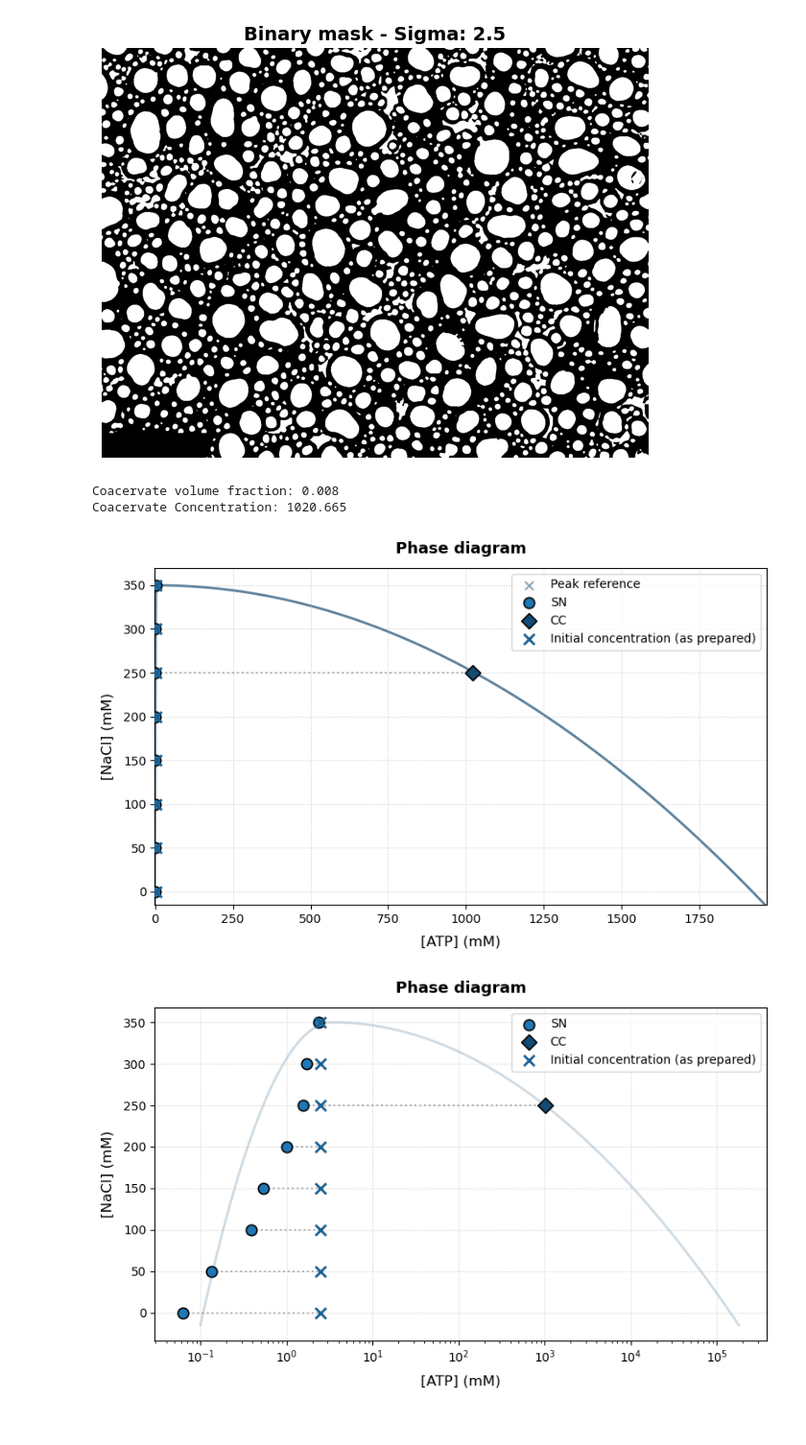
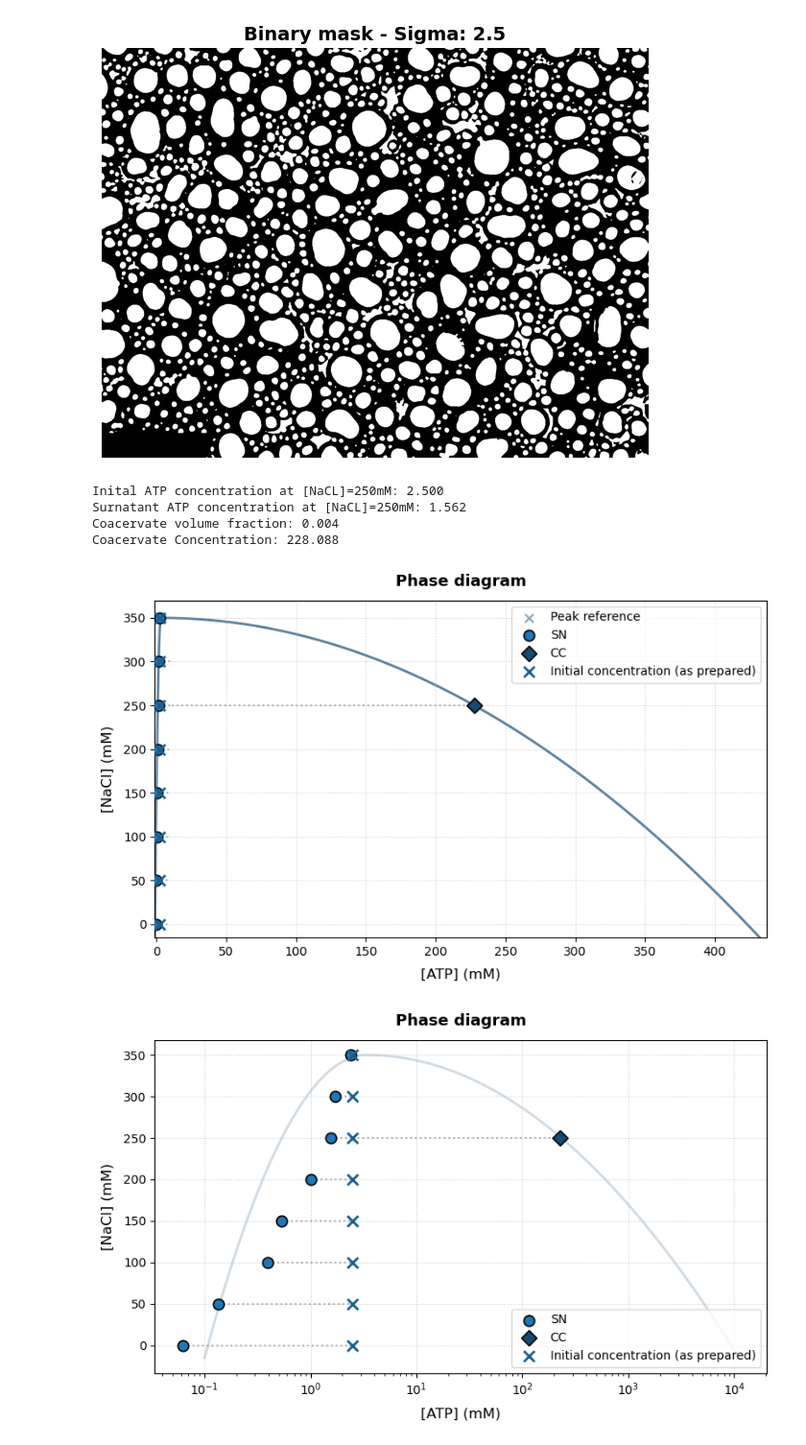
Before and after one commit to AsiLuca/Rheoflu_scripts, a Jupyter notebook: phase_diagram.ipynb, the cells around one changed output. Shown at 96% size. Saved outputs shown, nothing was run; the diff lists cells and outputs as text; code cells hidden in the pictures.

```diff
--- a/phase_diagram.ipynb
+++ b/phase_diagram.ipynb
@@ -112,21 +112,29 @@ df_valid[col_259] = pd.to_numeric(df_valid[col_259], errors="coerce")
 
 salt_list = []
 absorbance_list = []
-print(f"{'Molarità':<10} | {'Replicati grezzi':<35} | {'Outlier rimossi':<20} | {'Media finale':<12}")
-print("-" * 85)
+absorbance_sem_list = []
+print(f"{'Molarità':<10} | {'Replicati grezzi':<35} | {'Outlier rimossi':<20} | {'Media ± SEM':<18}")
+print("-" * 90)
 for molarity, group in df_valid.groupby("molarity", sort=True):
     raw_vals = group[col_259].dropna().tolist()
     kept_vals, excluded_vals = filter_outliers_robust(raw_vals, threshold=0.20)
     mean_val = np.mean(kept_vals)
+    n = len(kept_vals)
+    if n > 1:
+        sem_val = np.std(kept_vals, ddof=1) / np.sqrt(n) # Calcolo del SEM con ddof=1 (correzione per campioni piccoli)
+    else:
+        sem_val = 0.0
     salt_list.append(molarity)
     absorbance_list.append(mean_val)
+    absorbance_sem_list.append(sem_val)
     raw_str = str([round(x, 2) for x in raw_vals])
     excl_str = str([round(x, 2) for x in excluded_vals]) if excluded_vals else "Nessuno"
-    print(f"{molarity:<10} | {raw_str:<35} | {excl_str:<20} | {mean_val:<12.2f}")
+    print(f"{molarity:<10} | {raw_str:<35} | {excl_str:<20} | {mean_val:.2f} ± {sem_val:.2f}")
 
-# 3. Array NumPy finali
+#Array NumPy finali (ordinati)
 SALT = np.array(salt_list)
 ABSORBANCE = np.array(absorbance_list)
+ABSORBANCE_SEM = np.array(absorbance_sem_list)
 
 # -------------------------------------------------------------
 # 4. Calcolo media per campioni 'ATP 2.5mM'
@@ -143,5 +151,6 @@ print(f"ATP 2,5mM   | {str([round(x, 2) for x in raw_atp]):<35} | {str([round(x,
 print("\n--- RISULTATI ---")
 print("SALT:                ", SALT)
 print("ABSORBANCE:          ", np.round(ABSORBANCE, 2))
+print("ABSORBANCE_SEM: ", np.round(ABSORBANCE_SEM, 3))
 print("ATP 2,5mM ABSORBANCE: ", round(ATP_ABSORBANCE, 2) if not np.isnan(ATP_ABSORBANCE) else "N/A")
 # %% [output]
@@ -172,7 +178,7 @@ critical_point = 350
 # puoi impostarlo qui sotto. Di default usiamo direttamente i valori di ABSORBANCE (a 259 nm).
 extinction_factor = 15.4 #mM^{-1} cm^{-1} (epsilon * cammino_ottico=1)
 SN_concentration = np.array(ABSORBANCE) / extinction_factor
-SALT = np.array(SALT)
+SN_concentration_SEM = np.array(ABSORBANCE_SEM) / extinction_factor
 
 mask_sub = SALT <= critical_point
 mask_sup = SALT > critical_point
@@ -201,8 +207,14 @@ for c, s in zip(SN_concentration[mask_sub], SALT[mask_sub]):
 
 # Retta verticale soluzione di ATP 2.5mM misurato al nanodrop
 #if "ATP_ABSORBANCE" in globals() and not np.isnan(ATP_ABSORBANCE):
-#    atp_10mM_conc = ATP_ABSORBANCE / extinction_factor
-#    plt.axvline(x=atp_10mM_conc, color="#ff7f0e", linestyle="--", linewidth=1.5, alpha=0.8, zorder=2, label=f"ATP 2.5mM (as prepared)")
+atp_2_5mM_conc = ATP_ABSORBANCE / extinction_factor
+#plt.axvline(x=atp_10mM_conc, color="#ff7f0e", linestyle="--", linewidth=1.5, alpha=0.8, zorder=2, label=f"ATP 2.5mM (as prepared)")
+
+# 1. VALUTAZIONE ERRORE SISTEMATICO (PIPETTA).
+# Lo valuto usando le misurazioni di ATP a 2,5mM fatte con il Nanodrop e confrontandole con il val nominale.
+abs_sist_err=2.5-atp_2_5mM_conc
+rel_sist_err=abs_sist_err/2.5
+SALT_ERRORS=SALT*rel_sist_err-SALT
 
 # Dettagli del grafico
 plt.xlabel("[ATP] (mM)", fontsize=12, labelpad=8)
@@ -380,24 +533,30 @@ Totale coacervati rilevati: 1325
 [figure]
 [figure]
 # %%
+prep_atp_conc_250=2.5
+print(f"Inital ATP concentration at [NaCl]=250mM: {prep_atp_conc_250:.3f}")
+print(f"Surnatant ATP concentration at [NaCl]=250mM: {SN_concentration[5]:.3f}")
+
 H, L = image_gray.shape
 img_area_um2 = H * L * (pixel_size_um ** 2)
 tot_volume_um3=img_area_um2 * 400 #capillary heigh is 400um
 
 radii_um = blobs[:, 2] * pixel_size_um
-coac_volumes_um3 =  (4 / 3) * np.pi * (radii_um ** 3) #moltiplico per 0.5 perchè emisfere
+coac_volumes_um3 = 0.5 * (4 / 3) * np.pi * (radii_um ** 3) #moltiplico per 0.5 perchè emisfere
 tot_coac_volume_um3 = np.sum(coac_volumes_um3)
 volume_fraction_coac=tot_coac_volume_um3/tot_volume_um3
 print(f"Coacervate volume fraction: {volume_fraction_coac:.3f}")
 
-CC_concentration_250 = ((10-SN_concentration[5])/(volume_fraction_coac))+SN_concentration[5] #mM
+CC_concentration_250 = ((prep_atp_conc_250-SN_concentration[5])/(volume_fraction_coac))+SN_concentration[5] #mM
 print(f"Coacervate Concentration: {CC_concentration_250:.3f}")
 
 if CC_concentration_250 < 0:
     print("\n⚠️ WARNING: Coacervate Concentration value is negative!")
 # %% [output]
-Coacervate volume fraction: 0.008
-Coacervate Concentration: 1020.665
+Inital ATP concentration at [NaCL]=250mM: 2.500
+Surnatant ATP concentration at [NaCL]=250mM: 1.562
+Coacervate volume fraction: 0.004
+Coacervate Concentration: 228.088
 # %%
 extinction_factor = 15.4 #mM^{-1} cm^{-1}
 concentration = np.array(ABSORBANCE) / extinction_factor
@@ -418,7 +577,7 @@ x_peak = concentration[mask_sub][-1] + 1
 y_peak = critical_point
 
 # Punto in cui la curva tocca l'asse a destra
-x_right = CC_concentration_250 + 942
+x_right = CC_concentration_250 + 204
 y_right = -15.0
 
 # --- Costruzione matematica della curva (due mezze parabole unite al picco) ---
@@ -489,7 +648,7 @@ plt.tight_layout()
 plt.savefig(OUTPUT_DIR / "phase_diagram_complete.png", dpi=300)
 plt.show()
 # %% [output]
-[figure, old version]
+[figure, new version]
 # %%
 # --- 1. DEFINIZIONE MANUALE DELLA CURVA A CAMPANA (BINODALE IN LOG-SPACE) ---
 # I punti x devono essere strettamente > 0 per la scala logaritmica
@@ -501,7 +660,7 @@ x_peak = concentration[mask_sub][-1] + 1
 y_peak = critical_point
 
 # Punto in cui la curva tocca l'asse a destra
-x_right = CC_concentration_250 + 180000
+x_right = CC_concentration_250 + 10850
 y_right = -15.0
 
 # Passaggio al logaritmo per calcolare la parabola nello spazio visivo corretto
@@ -547,32 +706,32 @@ x_ref = np.full_like(SALT, 2.5)
 plt.scatter(x_ref[mask_sub], SALT[mask_sub], marker="x", color="#195e8f", s=80, linewidth=2.0, zorder=3, label="Initial concentration (as prepared)")
 
 # Tie-lines (Linee orizzontali di collegamento): SOLO per punti <= critical_point
 for c, s in zip(concentration[mask_sub], SALT[mask_sub]):
     plt.plot([c, 2.5], [s, s], linestyle=":", color="gray", alpha=0.6, zorder=2)
 
 # Tie-line per il nuovo punto a 250 mM (se <= critical_point)
 if 250 <= critical_point:
     plt.plot([CC_concentration_250, 2.5], [250, 250], linestyle=":", color="gray", alpha=0.6, zorder=2)
 
 # Retta verticale ATP 10mM misurato
 #if "ATP_ABSORBANCE" in globals() and not np.isnan(ATP_ABSORBANCE):
 #    atp_10mM_conc = ATP_ABSORBANCE / extinction_factor
 #    plt.axvline(x=atp_10mM_conc, color="red", linestyle="--", linewidth=1.5, alpha=0.8, zorder=2, label=f"ATP 10mM ({atp_10mM_conc:.2f} mM)")
 
 # Dettagli del grafico
 plt.xlabel("[ATP] (mM)", fontsize=12, labelpad=8)
 plt.ylabel("[NaCl] (mM)", fontsize=12, labelpad=8)
 plt.title("Phase diagram", fontsize=13, fontweight="bold", pad=12)
 plt.grid(True, linestyle=":", alpha=0.6, zorder=0)
-plt.legend(frameon=True)
+plt.legend(frameon=True, loc='lower right')
 
 # Impostazione limiti assi (si adattano automaticamente ai punti scelti)
 #plt.xlim(-1, x_right + 5)
 #plt.ylim(-15, y_peak + 20)
 plt.xscale("log")
 plt.tight_layout()
 
 # Salvataggio grafico
 plt.savefig(OUTPUT_DIR / "phase_diagram_complete_log.png", dpi=300)
 # %% [output]
-[figure, old version]
+[figure, new version]
```
Also changed, not shown: parts of 4 cells of this notebook, 2 other files.
